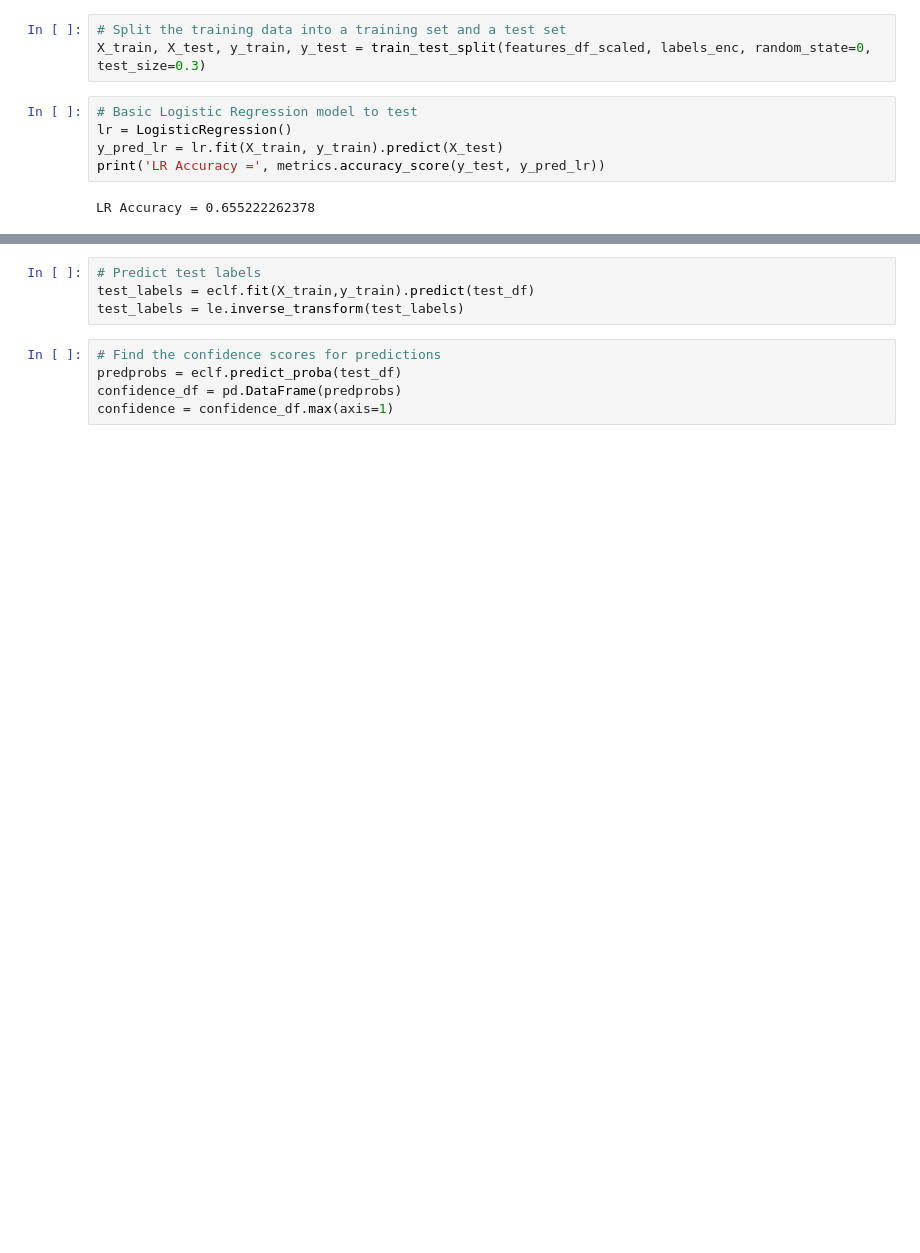
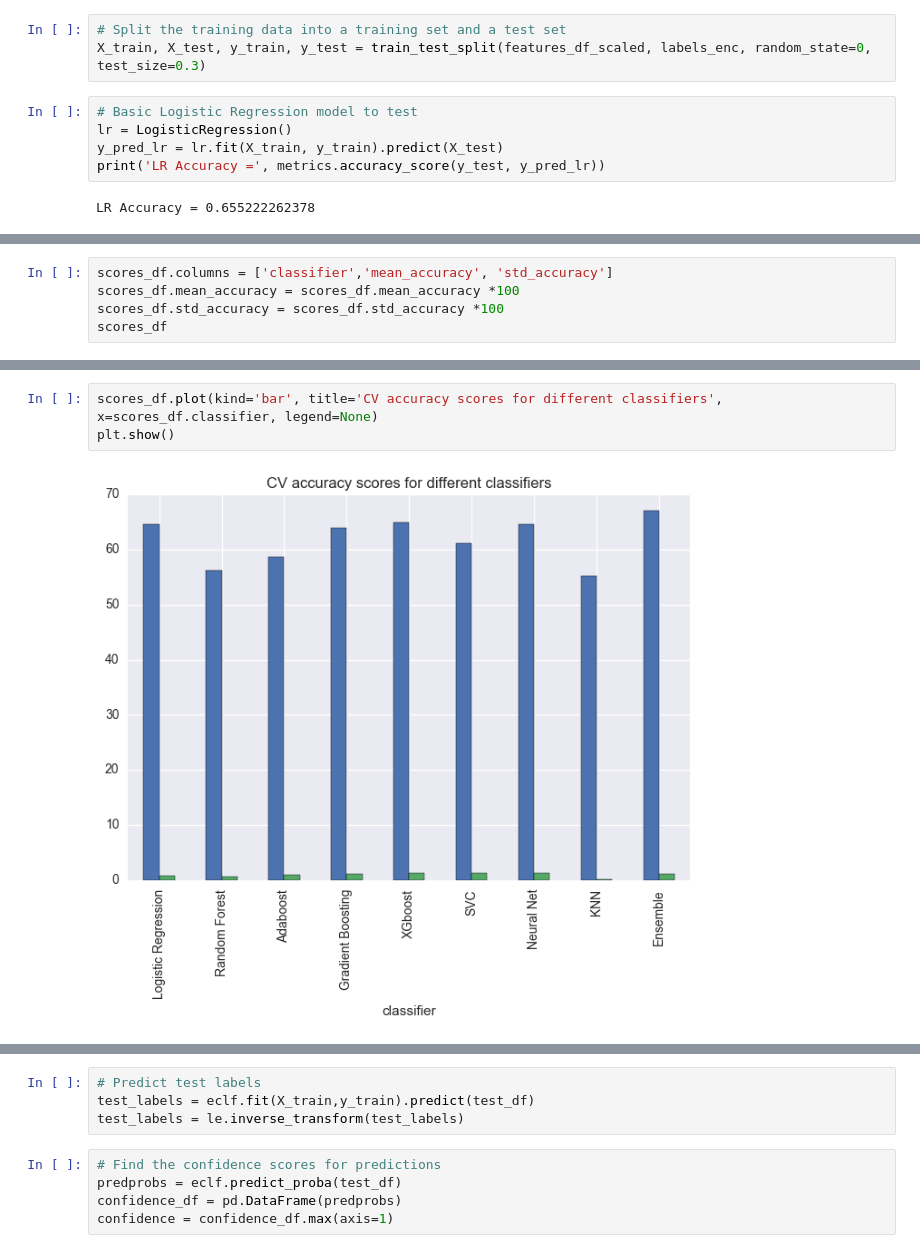
Before and after one commit to SaidAbdullahi/Bioinformatics_Coursework, a Jupyter notebook: Bioinformatics.ipynb, the cells around one changed output, grey strips where cells are left out. Saved outputs shown, nothing was run; the diff lists cells and outputs as text; blank space fills up the shorter version.

```diff
--- a/Bioinformatics.ipynb
+++ b/Bioinformatics.ipynb
@@ -498,0 +465,5 @@ Accuracy: 0.67 (+/- 0.02) [Ensemble]
+# %%
+scores_df.columns = ['classifier','mean_accuracy', 'std_accuracy']
+scores_df.mean_accuracy = scores_df.mean_accuracy *100
+scores_df.std_accuracy = scores_df.std_accuracy *100
+scores_df
@@ -498,0 +481,5 @@ Accuracy: 0.67 (+/- 0.02) [Ensemble]
+# %%
+scores_df.plot(kind='bar', title='CV accuracy scores for different classifiers', x=scores_df.classifier, legend=None)
+plt.show()
+# %% [output]
+[figure, added]
```
Also changed, not shown: parts of 41 cells of this notebook.
